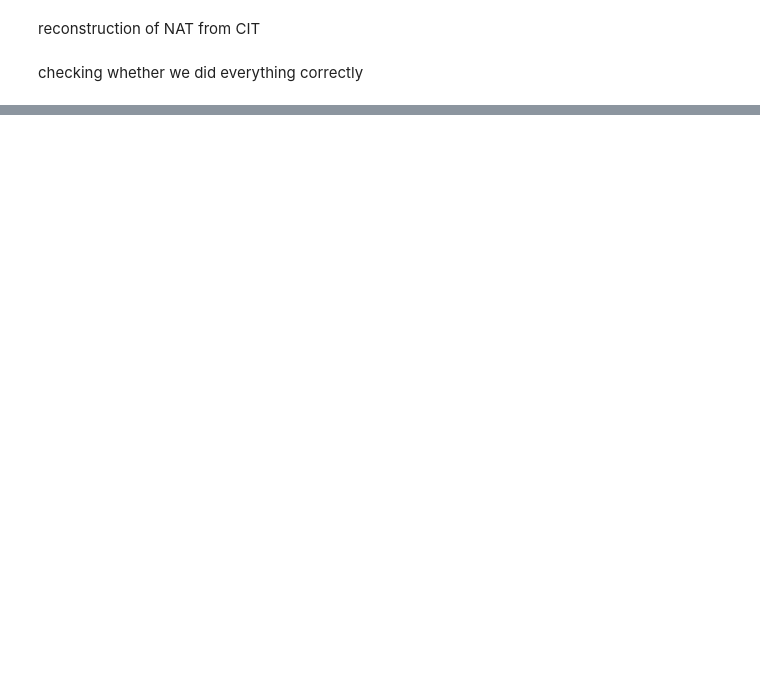
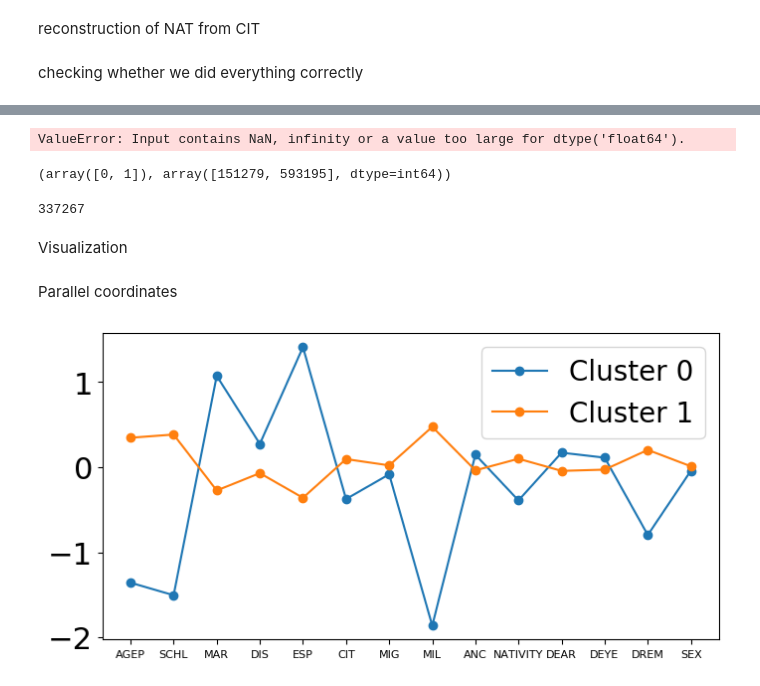
Before and after one commit to giocioc/IML-1, a Jupyter notebook: code/mainNotebook.ipynb, the cells around one changed output, grey strips where cells are left out. Cells and saved outputs as stored; diff of their text form; code cells hidden in the pictures; blank space fills up the shorter version.

```diff
--- a/code/mainNotebook.ipynb
+++ b/code/mainNotebook.ipynb
@@ -268,0 +282,3 @@ array([[<Axes: xlabel='CIT', ylabel='CIT'>,
+# %%
+data_target = data['ESR']
+data.drop('ESR', axis=1, inplace=True)
@@ -268,0 +287,4 @@ array([[<Axes: xlabel='CIT', ylabel='CIT'>,
+# %%
+from sklearn.preprocessing import StandardScaler, MinMaxScaler
+scaler = StandardScaler()
+scaler.fit(data.values)
@@ -268,0 +293,2 @@ array([[<Axes: xlabel='CIT', ylabel='CIT'>,
+# %%
+data_scaled=scaler.transform(data.values)
@@ -268,0 +299,29 @@ array([[<Axes: xlabel='CIT', ylabel='CIT'>,
+# %%
+kmeans = KMeans(n_clusters=2, n_init=50, max_iter=300)
+kmeans.fit(data_scaled)
+# %% [output]
+ValueError: Input contains NaN, infinity or a value too large for dtype('float64').
+# %%
+np.unique(kmeans.labels_, return_counts=True)
+# %% [output]
+(array([0, 1]), array([151279, 593195], dtype=int64))
+# %%
+data_target.sum()
+# %% [output]
+337267
+# %% [markdown]
+Visualization
+# %% [markdown]
+Parallel coordinates
+# %%
+centers = kmeans.cluster_centers_
+
+plt.figure(figsize=(8, 4))
+for i in range(0, len(centers)):
+    plt.plot(centers[i], marker='o', label='Cluster %s' % i)
+plt.tick_params(axis='both', which='major', labelsize=22)
+plt.xticks(range(0, len(data.columns)), data.columns, fontsize=8)
+plt.legend(fontsize=20)
+plt.show()
+# %% [output]
+[figure, added]
```
Also changed, not shown: parts of 45 cells of this notebook.
